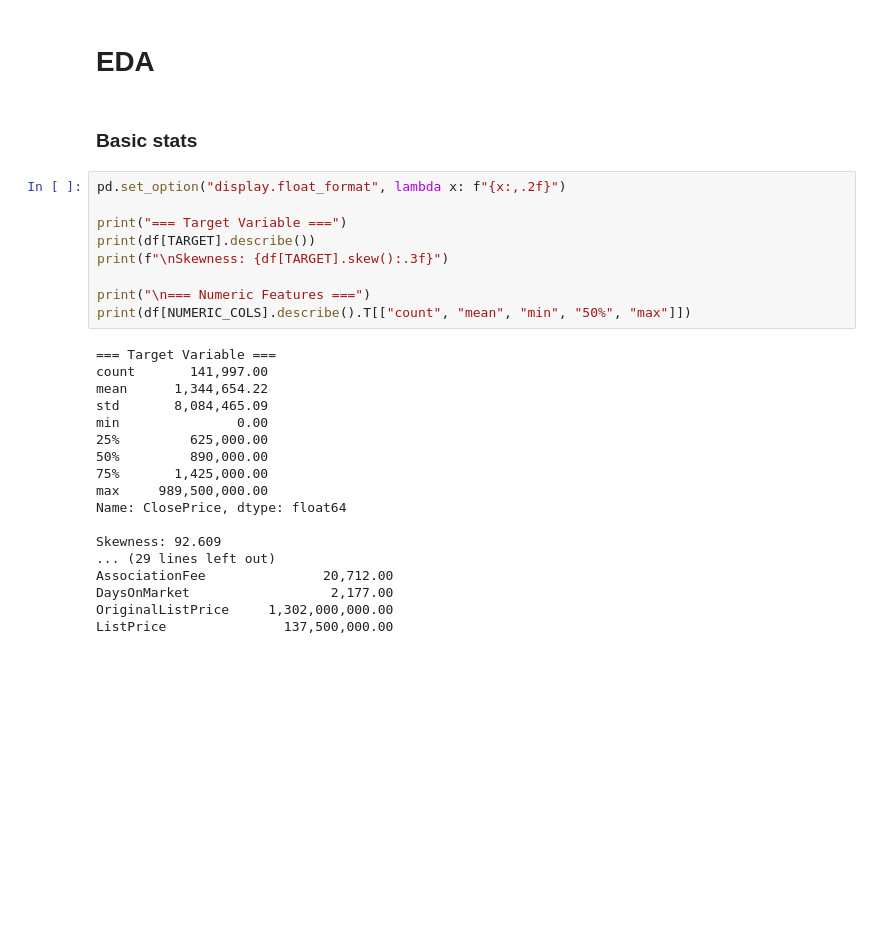
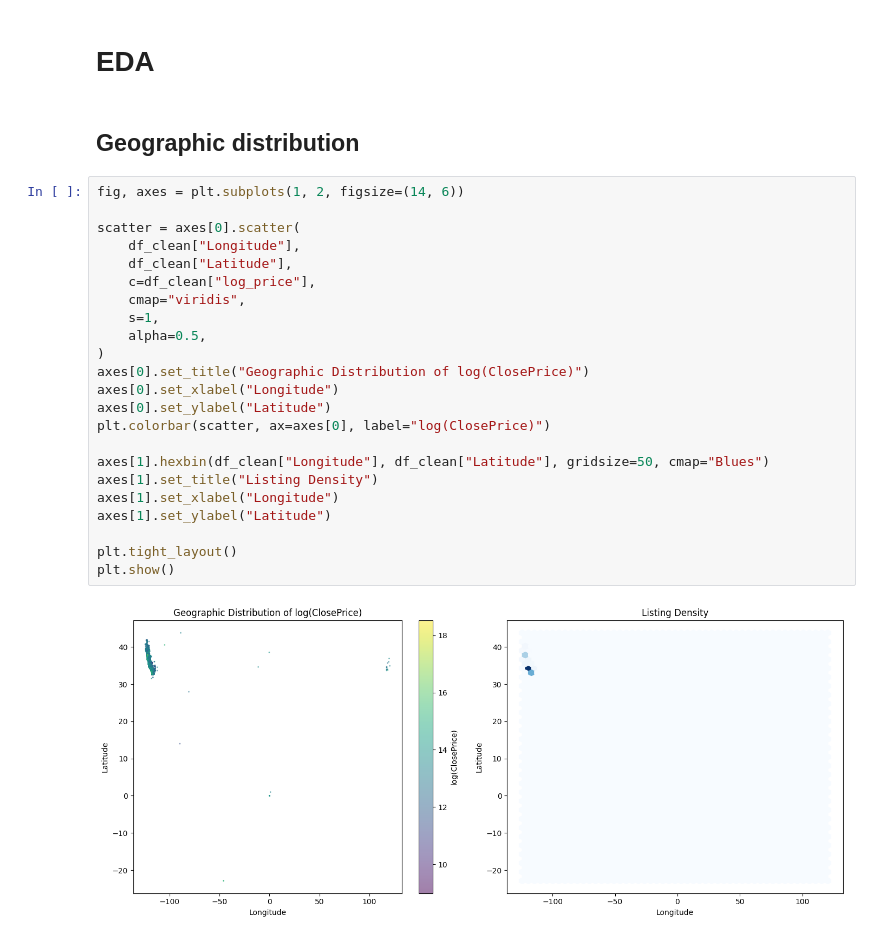
Before and after one commit to rsm-coc015/idx-exchange, a Jupyter notebook: 01_exploration.ipynb, the cells around one changed output. Drawn from its saved outputs; the diff is of its cells as text; blank space fills up the shorter version.

```diff
--- a/01_exploration.ipynb
+++ b/01_exploration.ipynb
@@ -200,31 +362,29 @@ TARGET = "ClosePrice"
 # %% [markdown]
 # EDA
-# %% [markdown]
-### Basic stats
-# %%
-pd.set_option("display.float_format", lambda x: f"{x:,.2f}")
-
-print("=== Target Variable ===")
-print(df[TARGET].describe())
-print(f"\nSkewness: {df[TARGET].skew():.3f}")
-
-print("\n=== Numeric Features ===")
-print(df[NUMERIC_COLS].describe().T[["count", "mean", "min", "50%", "max"]])
-# %% [output]
-=== Target Variable ===
-count       141,997.00
-mean      1,344,654.22
-std       8,084,465.09
-min               0.00
-25%         625,000.00
-50%         890,000.00
-75%       1,425,000.00
-max     989,500,000.00
-Name: ClosePrice, dtype: float64
-
-Skewness: 92.609
-... (29 lines left out)
-AssociationFee               20,712.00
-DaysOnMarket                  2,177.00
-OriginalListPrice     1,302,000,000.00
-ListPrice               137,500,000.00
+# %% [markdown]
+## Geographic distribution
+# %%
+fig, axes = plt.subplots(1, 2, figsize=(14, 6))
+
+scatter = axes[0].scatter(
+    df_clean["Longitude"],
+    df_clean["Latitude"],
+    c=df_clean["log_price"],
+    cmap="viridis",
+    s=1,
+    alpha=0.5,
+)
+axes[0].set_title("Geographic Distribution of log(ClosePrice)")
+axes[0].set_xlabel("Longitude")
+axes[0].set_ylabel("Latitude")
+plt.colorbar(scatter, ax=axes[0], label="log(ClosePrice)")
+
+axes[1].hexbin(df_clean["Longitude"], df_clean["Latitude"], gridsize=50, cmap="Blues")
+axes[1].set_title("Listing Density")
+axes[1].set_xlabel("Longitude")
+axes[1].set_ylabel("Latitude")
+
+plt.tight_layout()
+plt.show()
+# %% [output]
+[figure, added]
```
Also changed, not shown: parts of 36 cells of this notebook, 1 other file.
